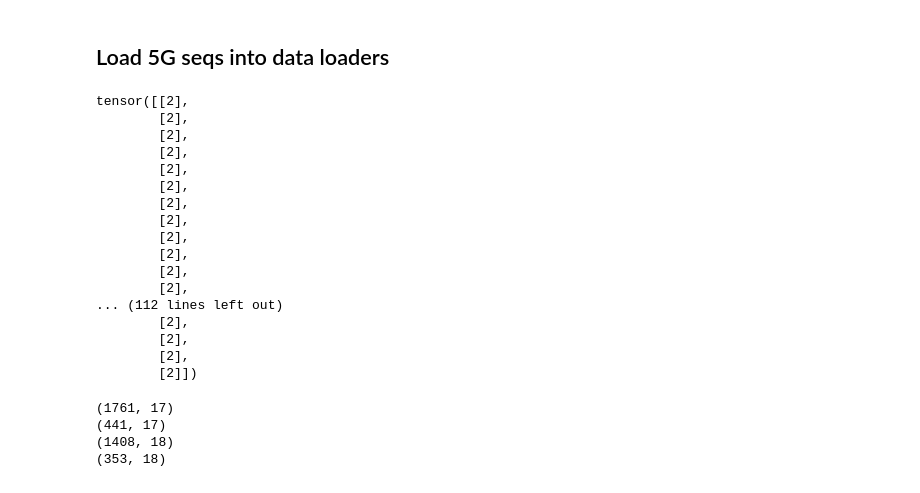
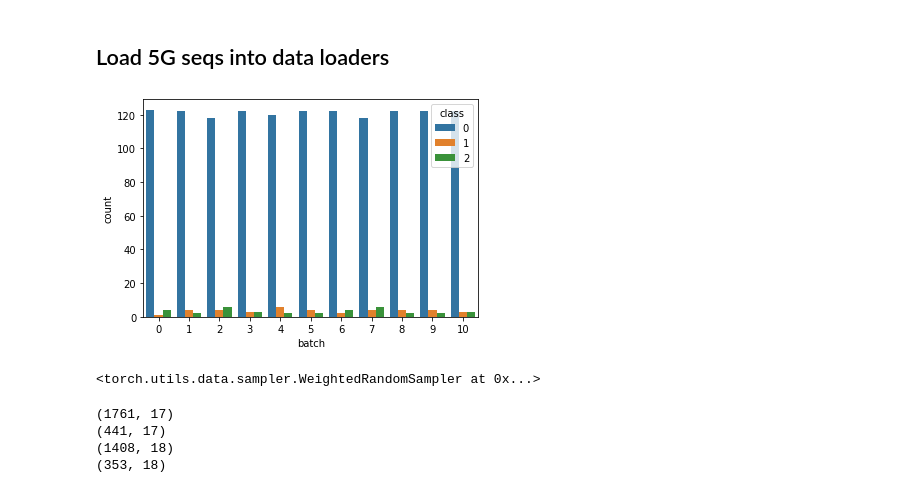
Before and after one commit to erinhwilson/deep-5g-sandbox, a Jupyter notebook: synthetic_data_300bp_Classification.ipynb, the cells around one changed output. Cells and saved outputs as stored; diff of their text form; code cells hidden in the pictures.

```diff
--- a/synthetic_data_300bp_Classification.ipynb
+++ b/synthetic_data_300bp_Classification.ipynb
@@ -182,31 +198,30 @@ dls = tu.build_dataloaders_single(
     val_df,
     dataset_types,
     seq_col='upstream_region',
-    target_col='reg'
+    target_col='reg',
+    sampler=None
 )
 
 kmer6_train_dl,kmer6_val_dl = dls['kmer_6']
 kmer3_train_dl,kmer3_val_dl = dls['kmer_3']
 ohe_train_dl,ohe_val_dl = dls['ohe']
-# %%
-for i in ohe_train_dl:
-    print(i[1])
-    break
-# %% [output]
-tensor([[2],
-        [2],
-        [2],
-        [2],
-        [2],
-        [2],
-        [2],
-        [2],
-        [2],
-        [2],
-        [2],
-        [2],
-... (112 lines left out)
-        [2],
-        [2],
-        [2],
-        [2]])
+# %%
+def see_batch_class_dist(train_dl):
+    data = []
+    for i,(xb, yb) in enumerate(train_dl):
+        vals, counts = yb.unique(return_counts=True)
+        z=dict(list(zip(np.array(vals),np.array(counts))))
+        row = []
+        for cls in [0,1,2]:
+            if cls in z:
+                data.append((i,cls,z[cls]))
+            else:
+                data.append((i,cls,0))
+
+    batch_dist = pd.DataFrame(data, columns=['batch','class','count'])
+    sns.barplot(x='batch', y = 'count', data = batch_dist, hue = "class")
+    plt.show()
+# %%
+see_batch_class_dist(ohe_train_dl)
+# %% [output]
+[figure, added]
@@ -212,0 +230,12 @@ tensor([[2],
+# %%
+# retry making dataloader with weighted sampler
+class_sample_count = train_df['reg'].value_counts().values
+weight = 1. / class_sample_count
+samples_weight = np.array([weight[t] for t in train_df['reg'].values])
+samples_weight = torch.from_numpy(samples_weight).double()
+
+
+sampler = WeightedRandomSampler(samples_weight, len(samples_weight))
+sampler
+# %% [output]
+<torch.utils.data.sampler.WeightedRandomSampler at 0x...>
```
Also changed, not shown: parts of 32 cells of this notebook, 1 other file.
